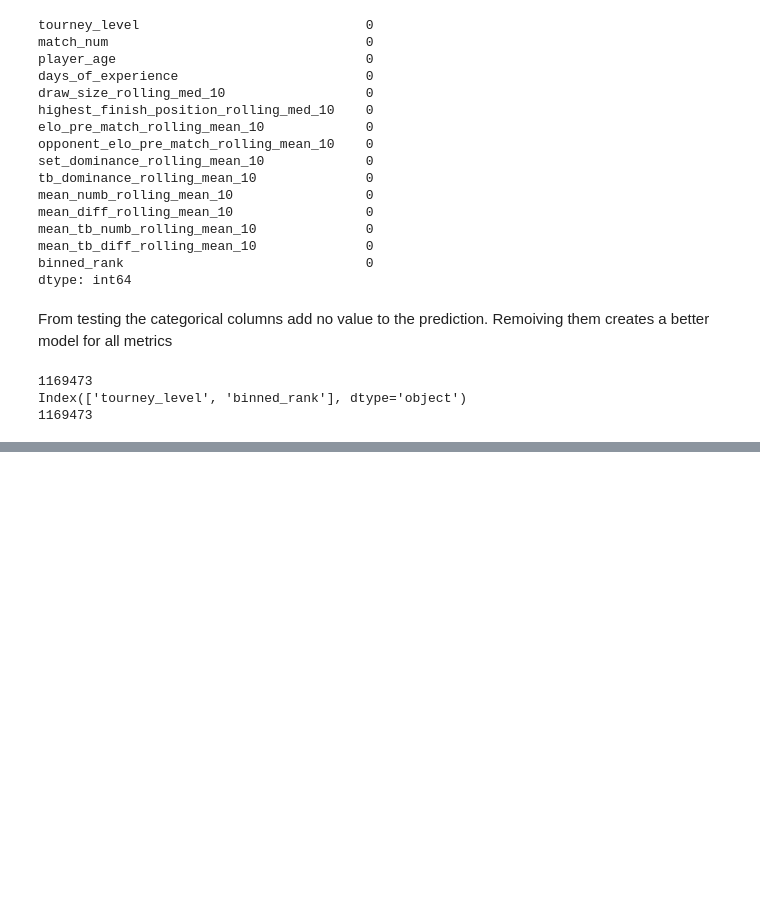
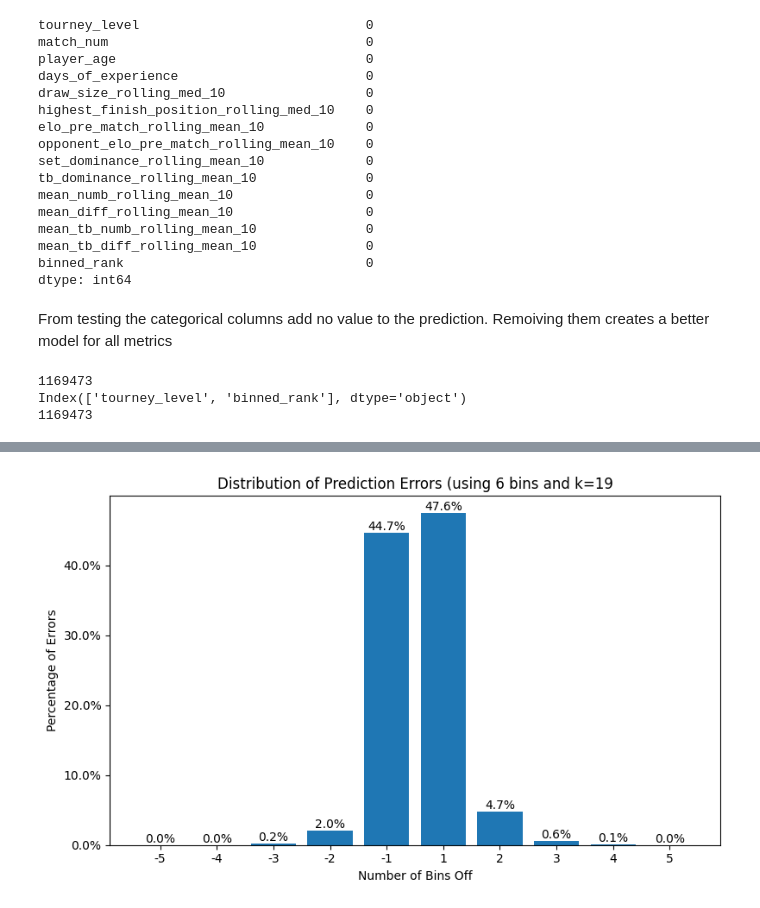
Before and after one commit to GolbertCeitaPages/CMI-DataScience-Project, a Jupyter notebook: preprocessing_knn_classifier.ipynb, the cells around one changed output, grey strips where cells are left out. Cells and saved outputs as stored; diff of their text form; code cells hidden in the pictures; blank space fills up the shorter version.

```diff
--- a/preprocessing_knn_classifier.ipynb
+++ b/preprocessing_knn_classifier.ipynb
@@ -296,10 +322,22 @@ len(wrong_preds)
 # %%
-counts = wrong_preds['number_of_bins_off'].value_counts().sort_index()
+counts = wrong_preds['number_of_bins_off'].value_counts().sort_index()/len(wrong_preds)
 
 plt.figure(figsize=(8,5))
-plt.bar(counts.index.astype(str), counts.values)
 plt.xlabel("Number of Bins Off")
-plt.ylabel("Count of Samples")
-plt.title("Distribution of Prediction Errors (using bins=20, k=2 and distance weight)")
+plt.ylabel("Percentage of Errors")
+plt.title("Distribution of Prediction Errors (using 6 bins and k=19")
 plt.tight_layout()
-plt.show()
+plt.gca().yaxis.set_major_formatter(PercentFormatter(1.0))
+bars = plt.bar(counts.index.astype(str), counts.values)
+for bar in bars:
+    height = bar.get_height()
+    plt.text(
+        bar.get_x() + bar.get_width() / 2,
+        height,
+        f"{height:.1%}",
+        ha="center",
+        va="bottom"
+    )
+#plt.show()
+# %% [output]
+[figure, added]
```
Also changed, not shown: parts of 13 cells of this notebook.
